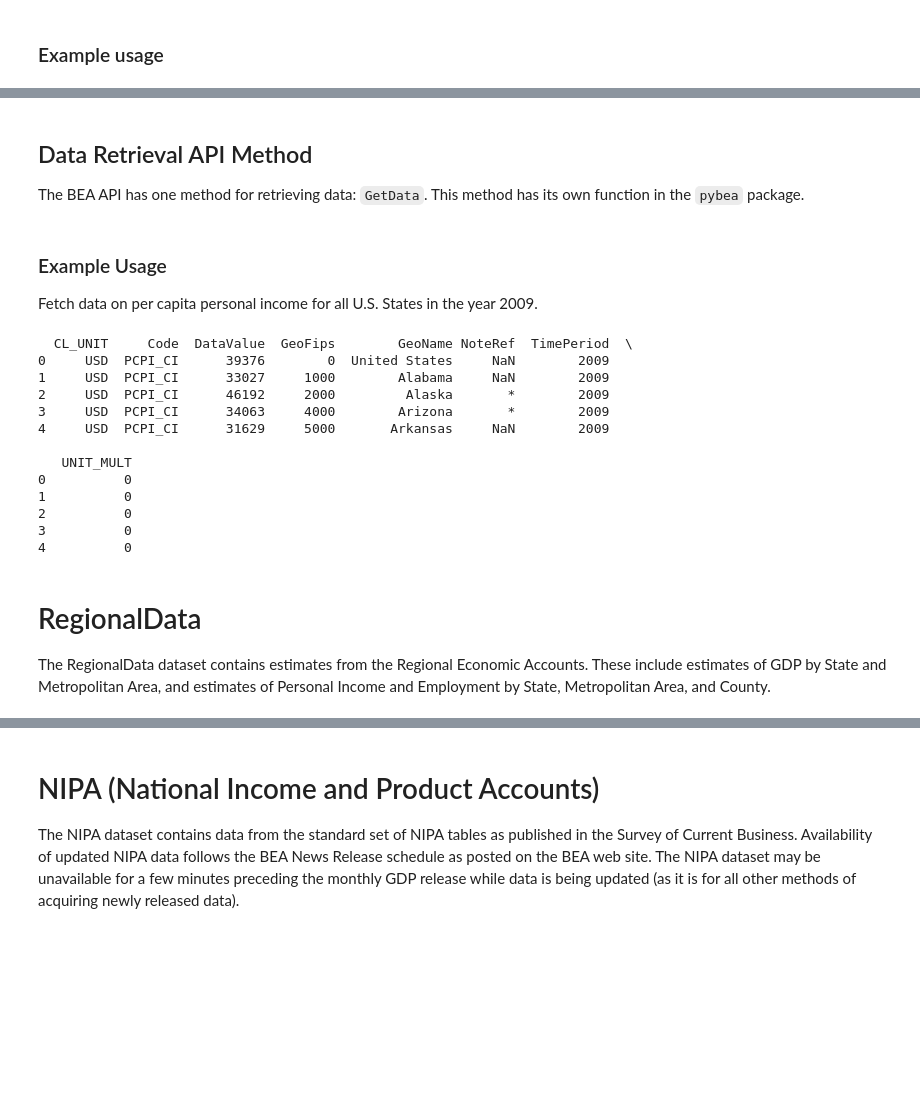
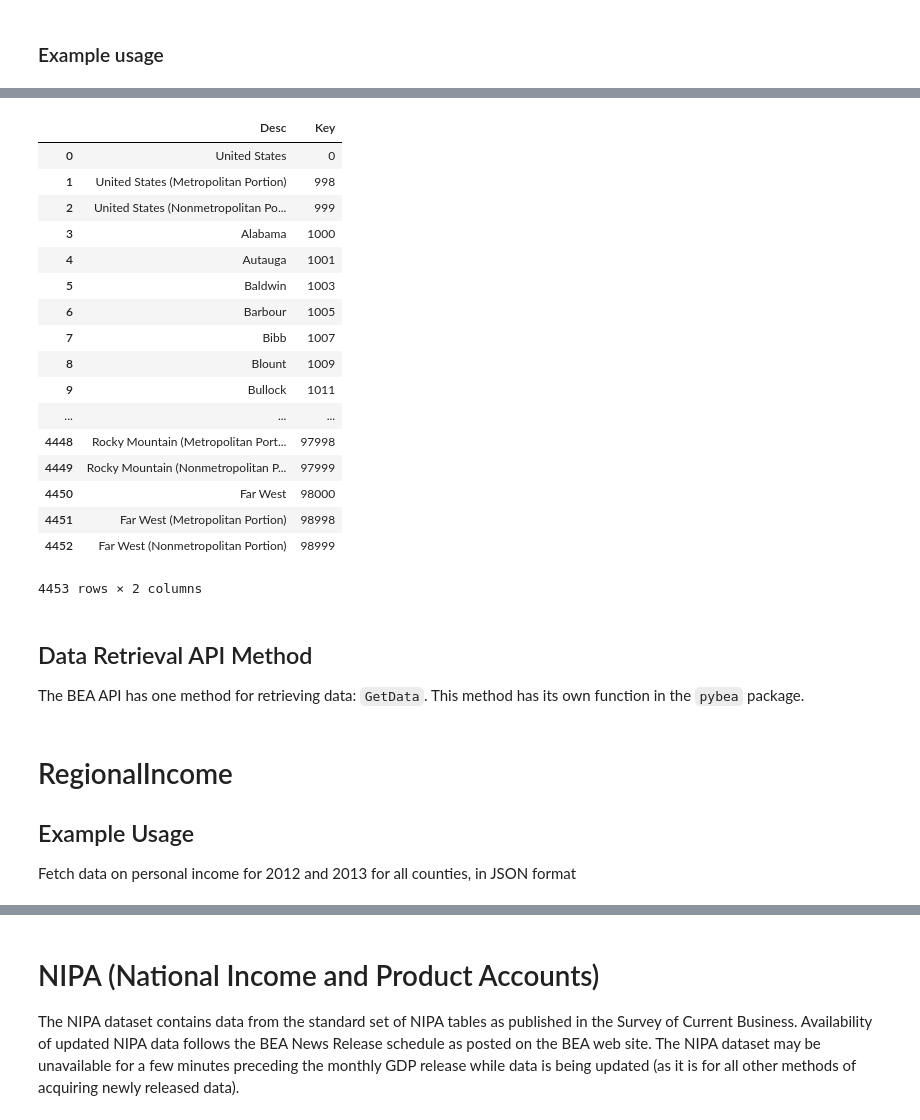
Before and after one commit to davidrpugh/pyBEA, a Jupyter notebook: examples/user-guide.ipynb, the cells around one changed output, grey strips where cells are left out. Drawn from its saved outputs; the diff is of its cells as text; code cells hidden in the pictures; blank space fills up the shorter version.

```diff
--- a/examples/user-guide.ipynb
+++ b/examples/user-guide.ipynb
@@ -99,3 +62,26 @@ print(meta_data)
+# %%
+regional_income_geofips = pybea.get_parameter_values(USER_ID, DataSetName='RegionalIncome',
+                                                     ParameterName='GeoFips')
+regional_income_geofips
+# %% [output]
+|  | Desc | Key |
+| 0 | United States | 0 |
+| 1 | United States (Metropolitan Portion) | 998 |
+| 2 | United States (Nonmetropolitan Po... | 999 |
+| 3 | Alabama | 1000 |
+| 4 | Autauga | 1001 |
+| 5 | Baldwin | 1003 |
+| 6 | Barbour | 1005 |
+| 7 | Bibb | 1007 |
+| 8 | Blount | 1009 |
+| 9 | Bullock | 1011 |
+| ... | ... | ... |
+| 4448 | Rocky Mountain (Metropolitan Port... | 97998 |
+| 4449 | Rocky Mountain (Nonmetropolitan P... | 97999 |
+| 4450 | Far West | 98000 |
+| 4451 | Far West (Metropolitan Portion) | 98998 |
+| 4452 | Far West (Nonmetropolitan Portion) | 98999 |
+4453 rows × 2 columns
 # %% [markdown]
 ## Data Retrieval API Method
 
@@ -103,35 +89,8 @@ The BEA API has one method for retrieving data: `GetData`. This method has its o
 # %%
 pybea.get_data?
 # %% [markdown]
-### Example Usage
+# RegionalIncome
 
-Fetch data on per capita personal income for all U.S. States in the year 2009.
+## Example Usage
+
+Fetch data on personal income for 2012 and 2013 for all counties, in JSON format
-# %%
-# access the BEA data API...
-data = pybea.get_data(USER_ID,
-                      DataSetName='RegionalData',
-                      KeyCodes=['PCPI_CI'],
-                      GeoFips='STATE',
-                      Year='2009',
-                      )
-
-# ...display the resulting Pandas DataFrame
-print(data.head())
-# %% [output]
-  CL_UNIT     Code  DataValue  GeoFips        GeoName NoteRef  TimePeriod  \
-0     USD  PCPI_CI      39376        0  United States     NaN        2009
-1     USD  PCPI_CI      33027     1000        Alabama     NaN        2009
-2     USD  PCPI_CI      46192     2000         Alaska       *        2009
-3     USD  PCPI_CI      34063     4000        Arizona       *        2009
-4     USD  PCPI_CI      31629     5000       Arkansas     NaN        2009
-
-   UNIT_MULT
-0          0
-1          0
-2          0
-3          0
-4          0
-# %% [markdown]
-# RegionalData
-
-The RegionalData dataset contains estimates from the Regional Economic Accounts. These include estimates of GDP by State and Metropolitan Area, and estimates of Personal Income and Employment by State, Metropolitan Area, and County.
```
Also changed, not shown: parts of 14 cells of this notebook, 1 other file.
